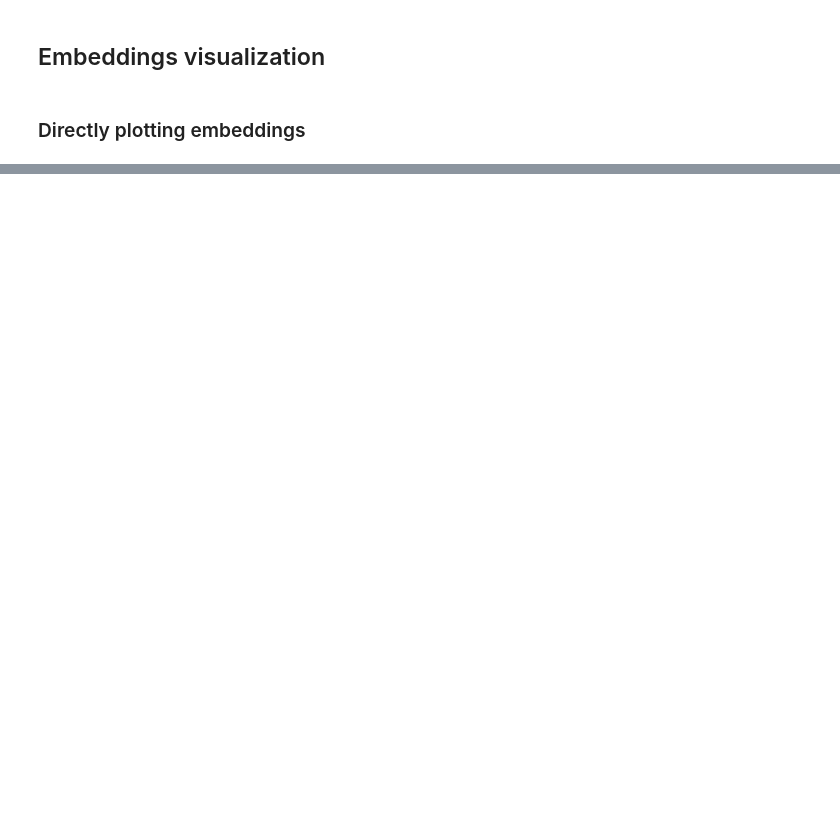
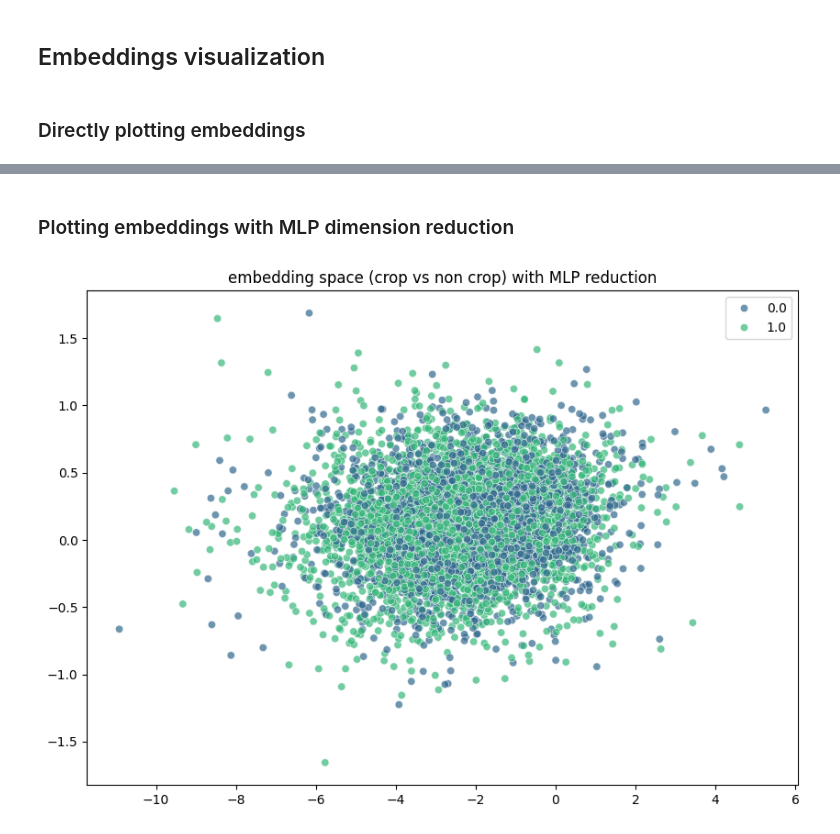
Before and after one commit to beatrizbsperes/embeddings_in_TorchGeo, a Jupyter notebook: embeddings.ipynb, the cells around one changed output, grey strips where cells are left out. Saved outputs shown, nothing was run; the diff lists cells and outputs as text; code cells hidden in the pictures; blank space fills up the shorter version.

```diff
--- a/embeddings.ipynb
+++ b/embeddings.ipynb
@@ -660,0 +670,9 @@ plt.show()
+# %% [markdown]
+### Plotting embeddings with MLP  dimension reduction
+# %%
+plt.figure(figsize=(10, 7))
+sns.scatterplot(x=test_coords[:, 0], y=test_coords[:, 1], hue=y_test_MLP.flatten(), palette='viridis', alpha=0.7)
+plt.title("embedding space (crop vs non crop) with MLP reduction")
+plt.show()
+# %% [output]
+[figure, added]
```
Also changed, not shown: parts of 10 cells of this notebook.
